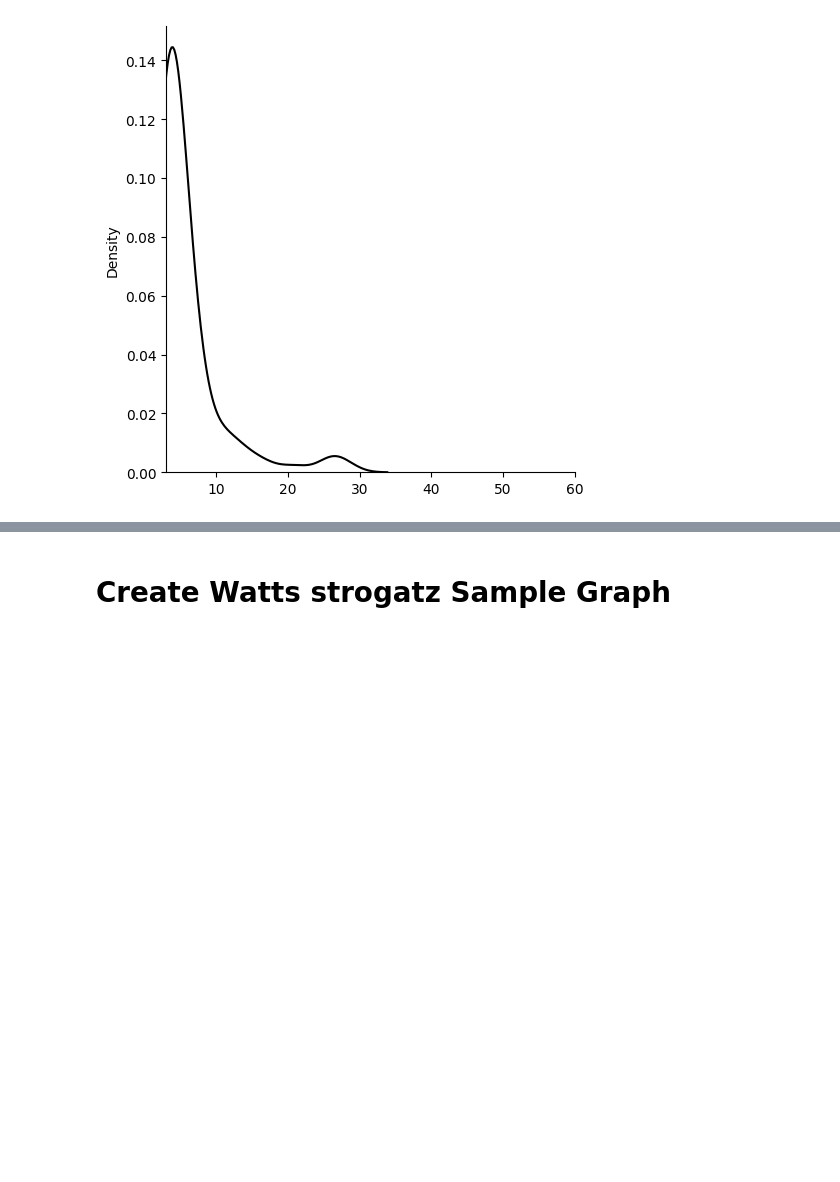
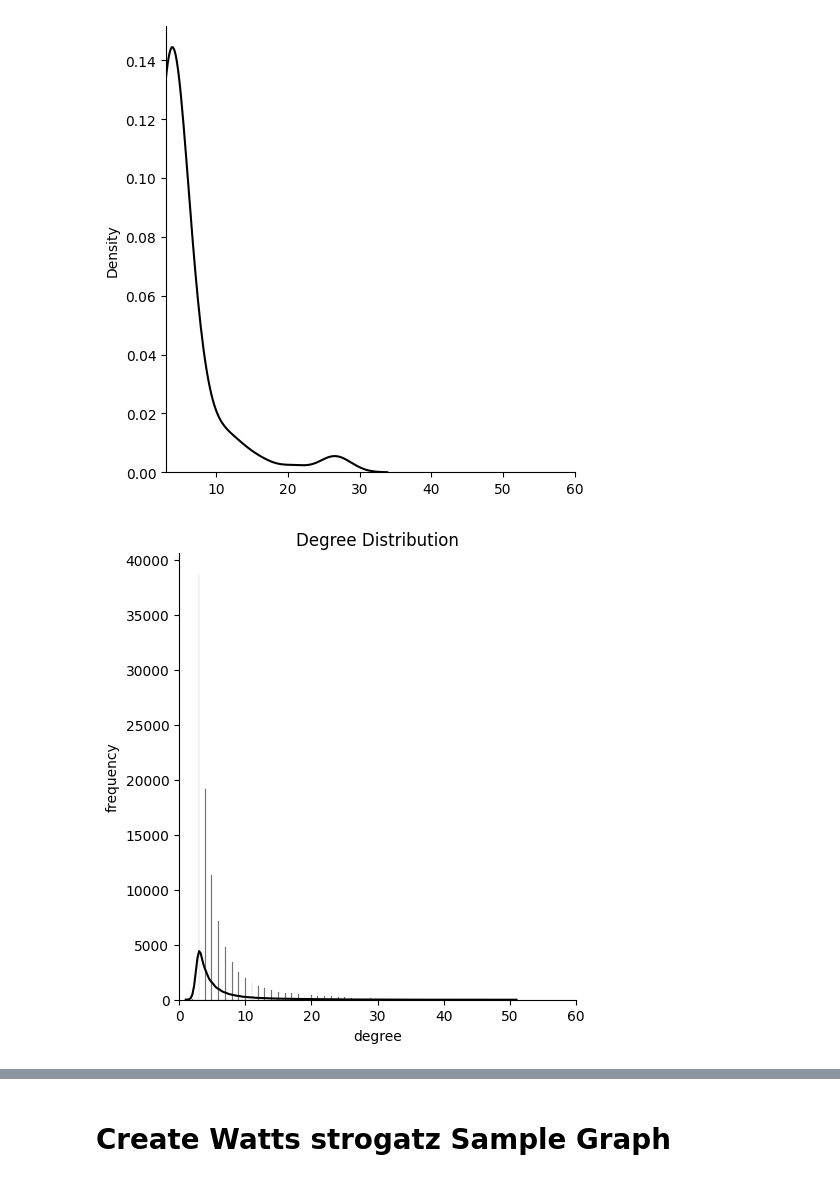
Before and after one commit to MSaeed1381/Simulation_Final_Project, a Jupyter notebook: part1.ipynb, the cells around one changed output, grey strips where cells are left out. Cells and saved outputs as stored; diff of their text form; code cells hidden in the pictures; blank space fills up the shorter version.

```diff
--- a/part1.ipynb
+++ b/part1.ipynb
@@ -132,3 +164,24 @@ plt.xlim(min(degrees), 60)
 # %% [output]
 (3.0, 60.0)
 [figure]
+# %%
+# create SF graphs dataset with size 100 and m = 3
+number_of_simulation = 1000
+n = 100
+m = 3
+sf_graphs = [nx.barabasi_albert_graph(n, m) for _ in range(number_of_simulation)]
+
+sf_degrees = []
+for sf in sf_graphs:
+    sf_degrees += [d for n, d in sf.degree()]
+# %%
+sns.displot(sf_degrees, kde=True, color="black")
+
+plt.xlabel("degree")
+plt.ylabel("frequency")
+plt.title(f"Degree Distribution")
+
+plt.xlim(0, 60)
+plt.show()
+# %% [output]
+[figure, added]
```
Also changed, not shown: parts of 26 cells of this notebook, 4 other files.
